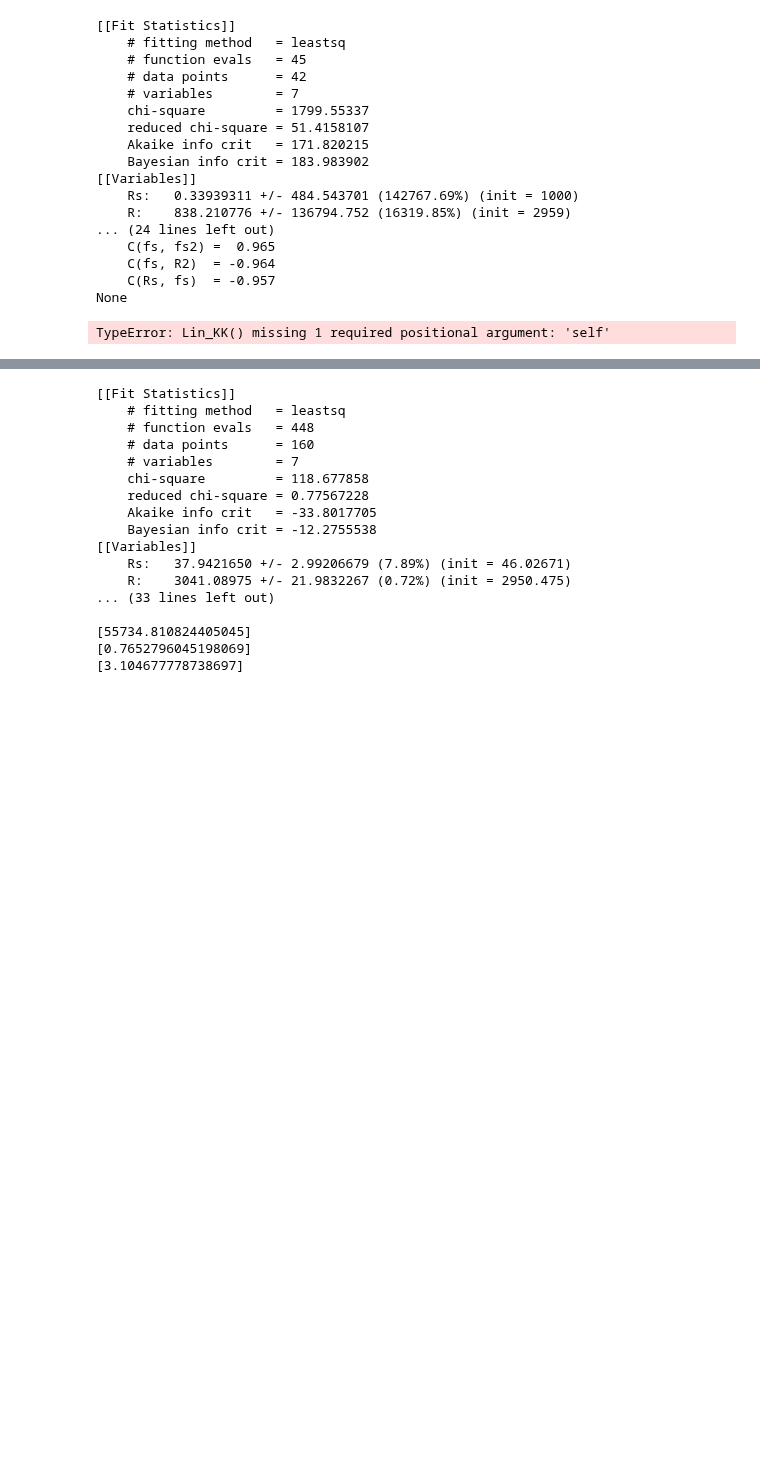
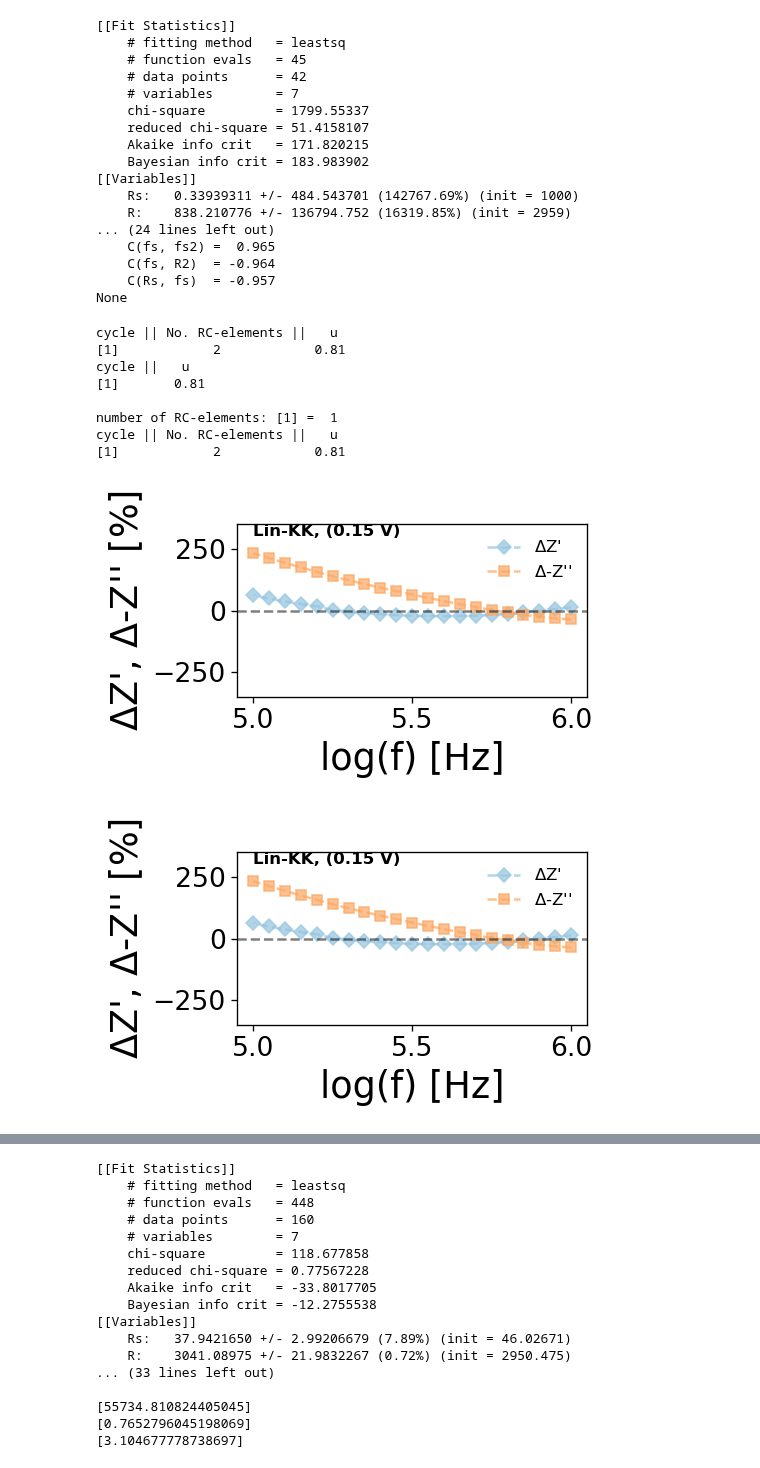
Before and after one commit to WildcatDiscovery/Kyler_Speed_Circuit, a Jupyter notebook: python_notebooks/impedance_data.ipynb, the cells around one changed output, grey strips where cells are left out. Saved outputs shown, nothing was run; the diff lists cells and outputs as text; code cells hidden in the pictures; blank space fills up the shorter version.

```diff
--- a/python_notebooks/impedance_data.ipynb
+++ b/python_notebooks/impedance_data.ipynb
@@ -8,11 +8,11 @@ from utils.tools import *
 #Locate the data, prepare for import of the MPT file
 
 #EXAMPLE
-path=r"C:\Users\cjang\Desktop\impedance_data\\"
+path=r"C:\Users\cjang\Desktop\impedance_data\data\\"
 data = ['DE_40_1_30.mpt']
 # %%
 #WE WILL TREAT ONE ITEM AS AN EIS OBJECT, THE OTHER AS A DATAFRAME
-mpt_data = mpt_data(path,data)
+mpt_data1 = mpt_data(path,data)
 # %%
 #USES THE EIS FITTING FUNCTION TO PREDICT THE FREQUENCIES OF THE MPT FILE
 
@@ -74,13 +74,22 @@ mpt_data1.set_new_gph_dims(20,20)
 # %%
 #THIS IS THE LINEAR KRAMER KRONIG ANALYSIS SECTION
 #NOT NESSESCARY AT THE MOMENT, BUT THIS WILL HELP ADJUST THE MASK
 #WILL HELP PREVENT WITH LONG FITTING PROCESSES
 
-mpt_data.Lin_KK(legend='potential')
+mpt_data1.Lin_KK(legend='potential')
 ex_num_RC=2
-mpt_data.Lin_KK(legend='potential', num_RC = ex_num_RC)
+mpt_data1.Lin_KK(legend='potential', num_RC = ex_num_RC)
 print()
-print('number of RC-elements: [1] = ',int(ex_num_RC*mpt_data.decade[0]))
-mpt_data.Lin_KK(plot='w_data')
+print('number of RC-elements: [1] = ',int(ex_num_RC*mpt_data1.decade[0]))
+mpt_data1.Lin_KK(plot='w_data')
 # %% [output]
-TypeError: Lin_KK() missing 1 required positional argument: 'self'
+cycle || No. RC-elements ||   u
+[1]            2            0.81
+cycle ||   u
+[1]       0.81
+
+number of RC-elements: [1] =  1
+cycle || No. RC-elements ||   u
+[1]            2            0.81
+[figure, added]
+[figure, added]
```
Also changed, not shown: parts of 3 cells of this notebook, 1 other file.
